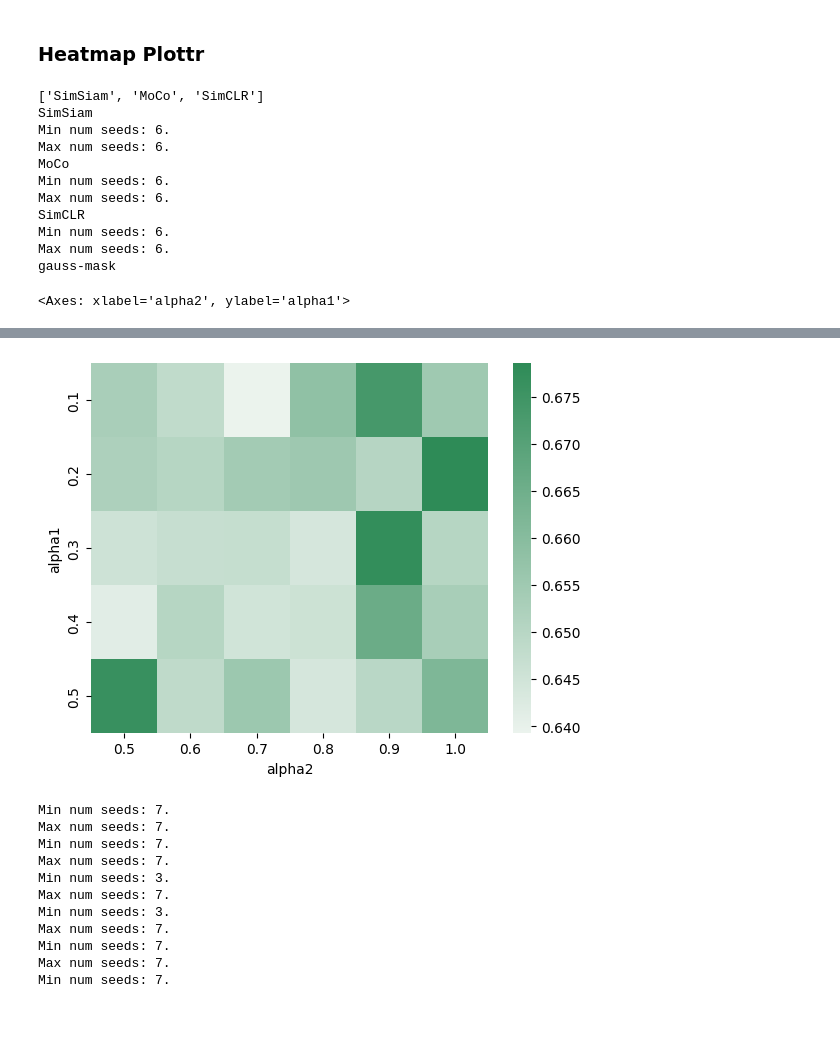
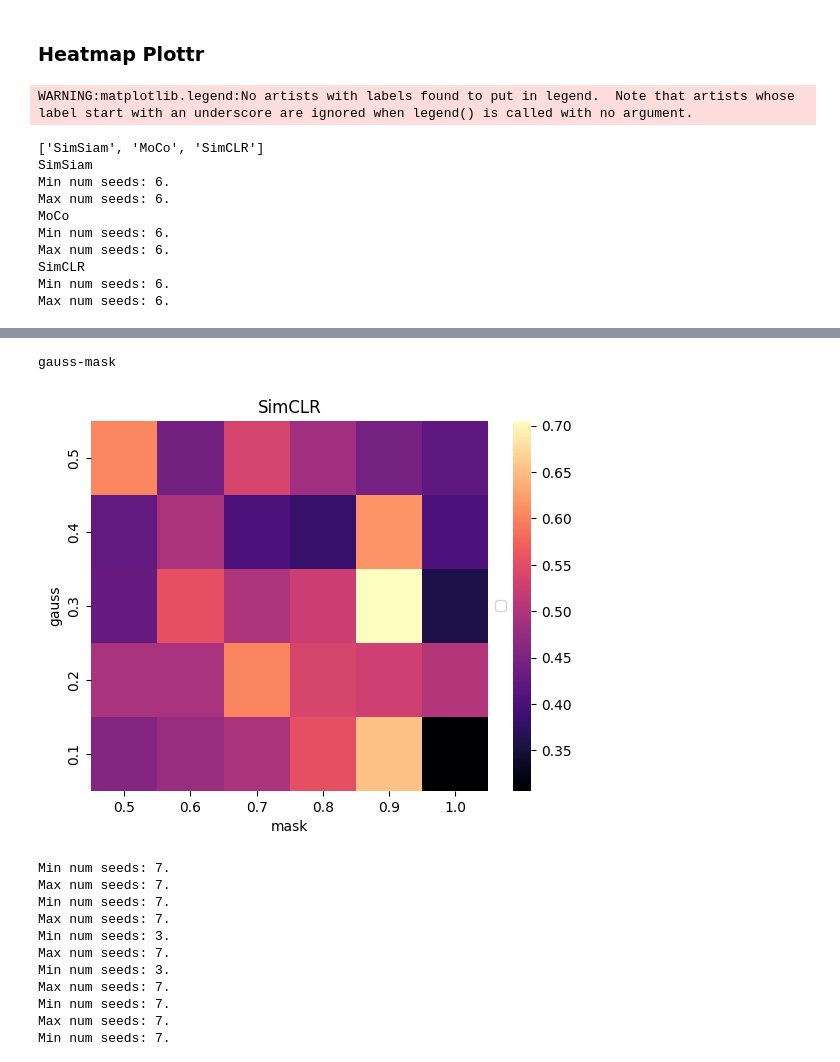
Before and after one commit to OlgaOvcharenko/scAugmentBench, a Jupyter notebook: debug.ipynb, the cells around one changed output, grey strips where cells are left out. Saved outputs shown, nothing was run; the diff lists cells and outputs as text; code cells hidden in the pictures; blank space fills up the shorter version.

```diff
--- a/debug.ipynb
+++ b/debug.ipynb
@@ -180,14 +177,15 @@ def get_bigger_table(project_root = "/local/home/tomap/scAugmentBench", dirname
     assert len(augname) == 1, "!!!! PROBLEM !!!!"
     return pd.concat(ls), augname[0]
 
-def plot_bigger_table_alpha_total(collected_df, name):
+def plot_bigger_table_alpha_total(collected_df, name, key="Batch correction"):
     tmp = collected_df.copy()
     collected_df_scaled = scale_table(tmp.drop(columns=['alpha', 'Model-Architecture']))
     collected_df_scaled['alpha'] = collected_df['alpha']
     collected_df_scaled['Model-Architecture'] = collected_df['Model-Architecture']
 
-    ax = sns.catplot(x="alpha", y="Total", hue="Model-Architecture", kind="point", capsize=.15, data=collected_df, aspect=1.5, errwidth=0.5,).set(title=f'{name} augmentation')
-    ax.savefig(f"/local/home/tomap/output/{name}-alphas.png")
+    #ax = sns.catplot(x="alpha", y=key, hue="Model-Architecture", kind="point", capsize=.15, data=collected_df, aspect=1.5, errwidth=0.5,).set(title=f'{name} augmentation')
+    ax = sns.catplot(x="alpha", y=key, hue="Model-Architecture", kind="point", capsize=.15, data=collected_df_scaled, aspect=1.5, errwidth=0.5,).set(title=f'{name} augmentation')
+    ax.savefig(f"/local/home/tomap/output/{name}-alphas-{key}.png")
 
 
 def plot_bigger_table_scatter(collected_df, name):
@@ -201,7 +199,8 @@ def plot_bigger_table_scatter(collected_df, name):
     ax.legend(loc='center left', bbox_to_anchor=(1, 0.5), ncol=1)
     plt.savefig(f"/local/home/tomap/output/{name}-alphas-scatter.png")
 
-df, augname = get_bigger_table(dirname="augmentation-ablation-vol2", dname="ImmHuman")
+df, augname = get_bigger_table(dirname="augmentation-ablation-vol5",
+                               dname="ImmHuman")
 #plot_bigger_table_scatter(df, augname)
-plot_bigger_table_alpha_total(df, augname)
+plot_bigger_table_alpha_total(df, augname, "Bio conservation")
 # %% [output]
@@ -271,37 +270,40 @@ def get_bigger_table_2params(project_root = "/local/home/tomap/scAugmentBench",
 
 def plot_alpha_alpha(collected_df, name):
     for mname in collected_df['Model-Architecture'].unique():
-        tmp = collected_df[collected_df['Model-Architecture'] == mname].copy()
-        collected_df_scaled = scale_table(tmp.drop(columns=['alpha1', 'alpha2', 'Model-Architecture']))
-        collected_df_scaled['alpha1'] = collected_df['alpha1']
-        collected_df_scaled['alpha2'] = collected_df['alpha2']
+        tmp = collected_df.copy()
+        tmp = tmp[tmp['Model-Architecture'] == mname]
+        scaled = scale_table(tmp.drop(columns=['alpha1', 'alpha2', 'Model-Architecture']))
+        scaled['alpha1'] = tmp['alpha1']
+        scaled['alpha2'] = tmp['alpha2']
         #collected_df_scaled['Model-Architecture'] = collected_df['Model-Architecture']
 
+        plt.clf()
         #ax = sns.scatterplot(data=collected_df, x="alpha1", y="alpha2", hue="Total", style="Model-Architecture",)
-        ax = collected_df_scaled.pivot(index="alpha1", columns="alpha2", values="Total")
-        ax.set(title=f'{name} augmentation')
+        ax = sns.heatmap(scaled.pivot(index="alpha1", columns="alpha2", values="Total").iloc[::-1],
+            cmap=sns.color_palette("magma", as_cmap=True))
+        ax.set(title=f'{mname}', ylabel=f'{name.split("-")[0]}', xlabel=f'{name.split("-")[1]}')
         ax.legend(loc='center left', bbox_to_anchor=(1, 0.5), ncol=1)
         plt.savefig(f"/local/home/tomap/output/{name}-heatmap-{mname}.png")
 
 df, augname = get_bigger_table_2params(dirname="augmentation-ablation-vol8", dname="ImmHuman")
-#plot_alpha_alpha(df, augname)
+plot_alpha_alpha(df, augname)
 
 print(augname)
 
-plt.clf()
-sns.heatmap(df[df['Model-Architecture'] == "SimCLR"].pivot(index="alpha1", columns="alpha2", values="Total"),
-            cmap=sns.light_palette("seagreen", as_cmap=True)
-)
+#tmp = df.copy()
+#tmp = scale_table(tmp.drop(columns=['alpha1', 'alpha2', 'Model-Architecture']))
+#tmp[['alpha1', 'alpha2', 'Model-Architecture']] = df[['alpha1', 'alpha2', 'Model-Architecture']]
+#sns.heatmap(tmp[tmp['Model-Architecture'] == "SimSiam"].pivot(index="alpha1", columns="alpha2", values="Total"),
+#            cmap=sns.color_palette("magma", as_cmap=True))
 # %% [output]
-['SimSiam', 'MoCo', 'SimCLR']
-SimSiam
-Min num seeds: 6.
-Max num seeds: 6.
-MoCo
-Min num seeds: 6.
-Max num seeds: 6.
-SimCLR
-Min num seeds: 6.
-Max num seeds: 6.
-gauss-mask
+WARNING:matplotlib.legend:No artists with labels found to put in legend.  Note that artists whose label start with an underscore are ignored when legend() is called with no argument.
-<Axes: xlabel='alpha2', ylabel='alpha1'>
+['SimSiam', 'MoCo', 'SimCLR']
+SimSiam
+Min num seeds: 6.
+Max num seeds: 6.
+MoCo
+Min num seeds: 6.
+Max num seeds: 6.
+SimCLR
+Min num seeds: 6.
+Max num seeds: 6.
@@ -308,4 +312,5 @@ gauss-mask
+gauss-mask
-[figure, old version]
+[figure, new version]
 # %%
 from evaluator import get_best_params, scale_table, get_bigger_table
 
```
Also changed, not shown: parts of 5 cells of this notebook, 4 other files.
